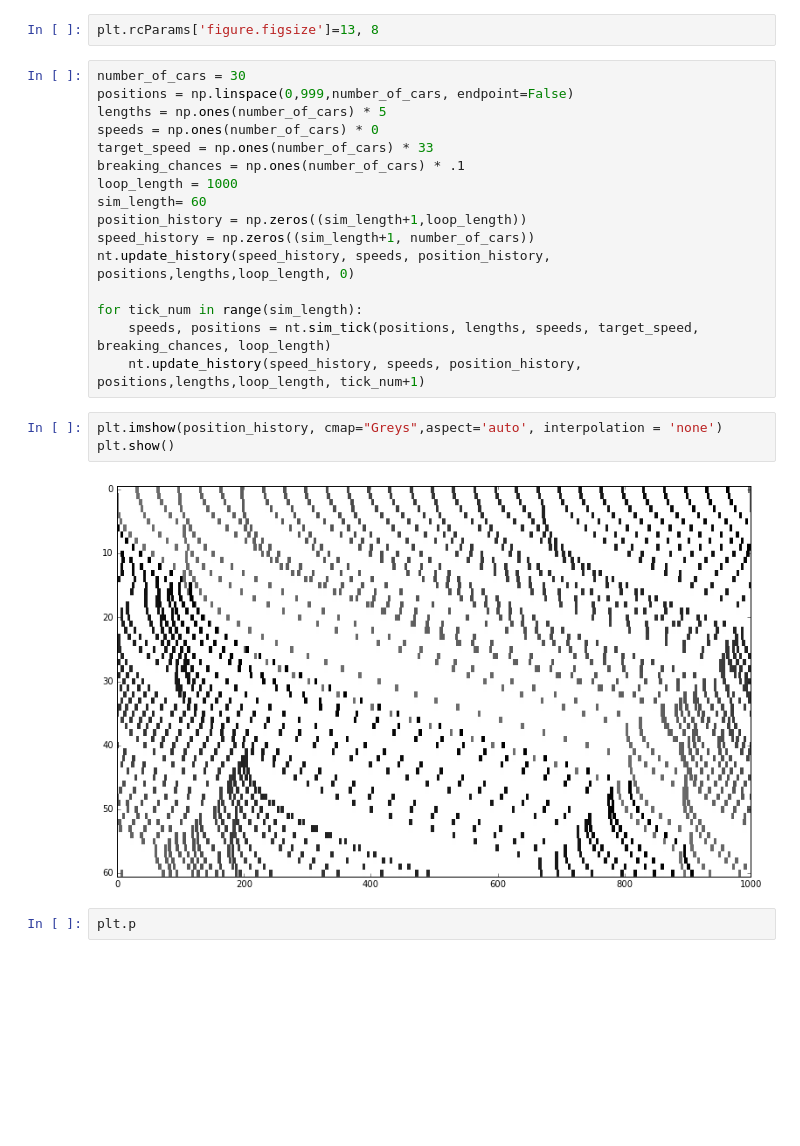
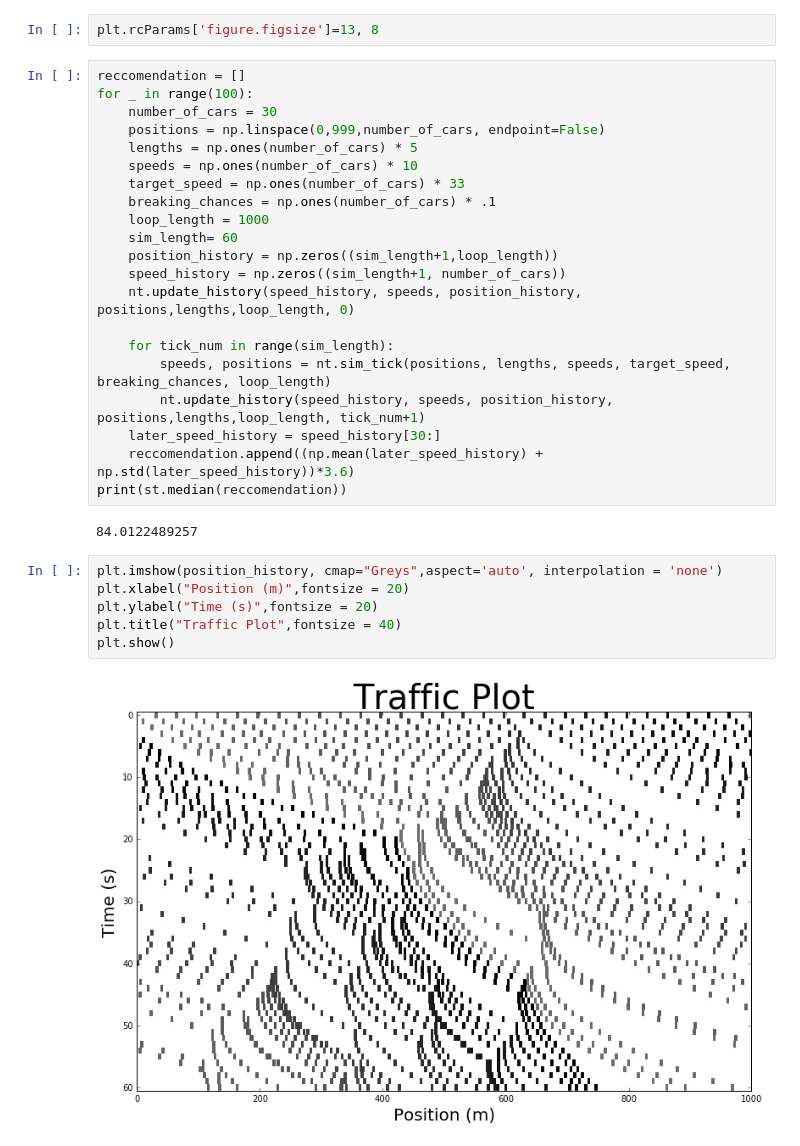
Before and after one commit to achescheir/traffic-simulation, a Jupyter notebook: numpy_traffic graphs.ipynb, the cells around one changed output. Drawn from its saved outputs; the diff is of its cells as text; blank space fills up the shorter version.

Commit message:
Finished plotting and made reccomendation.

```diff
--- a/numpy_traffic graphs.ipynb
+++ b/numpy_traffic graphs.ipynb
@@ -6,25 +7,33 @@ import numpy_traffic as nt
 # %%
 plt.rcParams['figure.figsize']=13, 8
 # %%
-number_of_cars = 30
-positions = np.linspace(0,999,number_of_cars, endpoint=False)
-lengths = np.ones(number_of_cars) * 5
-speeds = np.ones(number_of_cars) * 0
-target_speed = np.ones(number_of_cars) * 33
-breaking_chances = np.ones(number_of_cars) * .1
-loop_length = 1000
-sim_length= 60
-position_history = np.zeros((sim_length+1,loop_length))
-speed_history = np.zeros((sim_length+1, number_of_cars))
-nt.update_history(speed_history, speeds, position_history, positions,lengths,loop_length, 0)
+reccomendation = []
+for _ in range(100):
+    number_of_cars = 30
+    positions = np.linspace(0,999,number_of_cars, endpoint=False)
+    lengths = np.ones(number_of_cars) * 5
+    speeds = np.ones(number_of_cars) * 10
+    target_speed = np.ones(number_of_cars) * 33
+    breaking_chances = np.ones(number_of_cars) * .1
+    loop_length = 1000
+    sim_length= 60
+    position_history = np.zeros((sim_length+1,loop_length))
+    speed_history = np.zeros((sim_length+1, number_of_cars))
+    nt.update_history(speed_history, speeds, position_history, positions,lengths,loop_length, 0)
 
-for tick_num in range(sim_length):
-    speeds, positions = nt.sim_tick(positions, lengths, speeds, target_speed, breaking_chances, loop_length)
-    nt.update_history(speed_history, speeds, position_history, positions,lengths,loop_length, tick_num+1)
+    for tick_num in range(sim_length):
+        speeds, positions = nt.sim_tick(positions, lengths, speeds, target_speed, breaking_chances, loop_length)
+        nt.update_history(speed_history, speeds, position_history, positions,lengths,loop_length, tick_num+1)
+    later_speed_history = speed_history[30:]
+    reccomendation.append((np.mean(later_speed_history) + np.std(later_speed_history))*3.6)
+print(st.median(reccomendation))
+# %% [output]
+84.0122489257
 # %%
 plt.imshow(position_history, cmap="Greys",aspect='auto', interpolation = 'none')
+plt.xlabel("Position (m)",fontsize = 20)
+plt.ylabel("Time (s)",fontsize = 20)
+plt.title("Traffic Plot",fontsize = 40)
 plt.show()
 # %% [output]
-[figure, old version]
+[figure, new version]
-# %%
-plt.p
```
Also changed, not shown: parts of 8 cells of this notebook, 1 other file.
